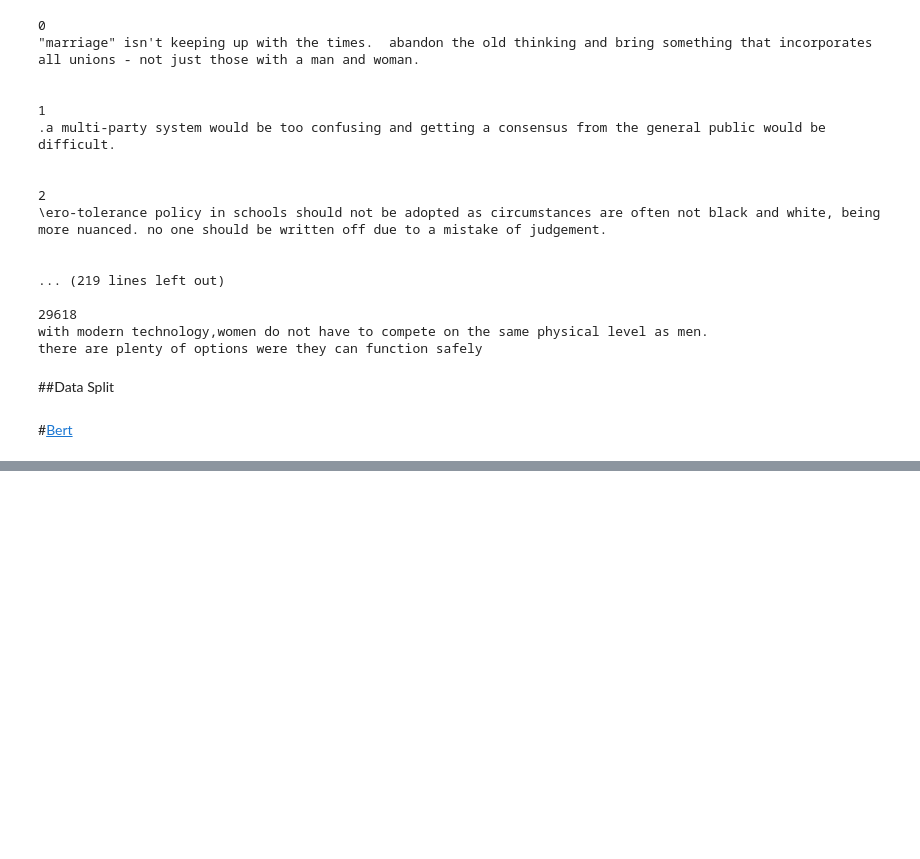
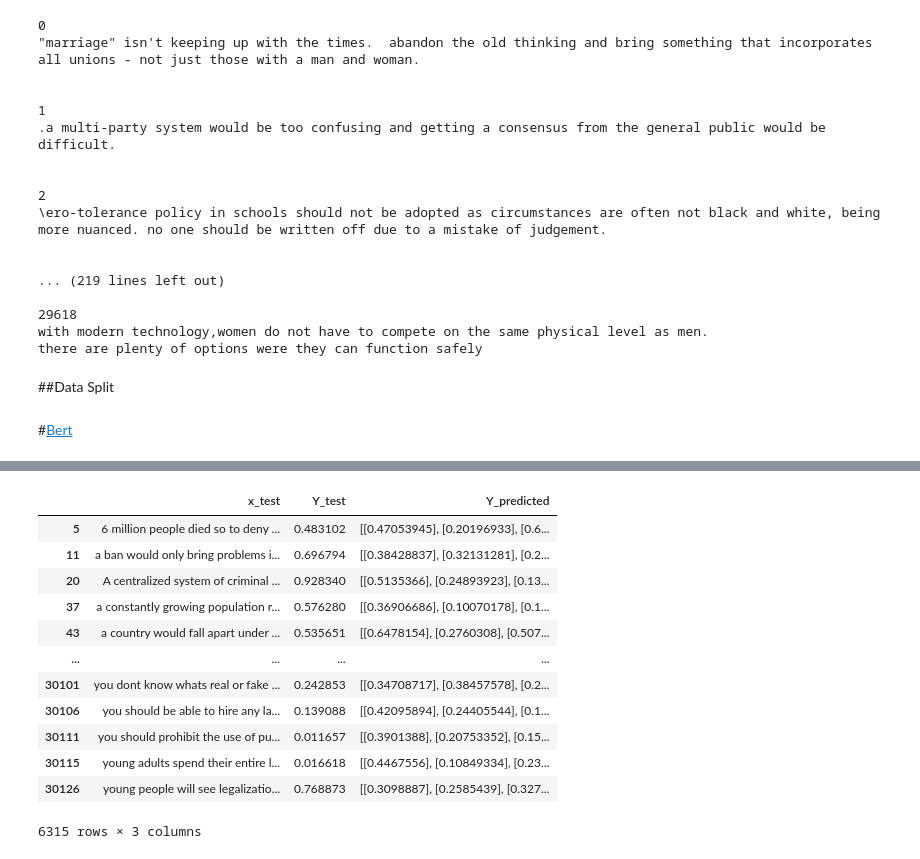
Before and after one commit to ElFosco/NLP_argument_creation, a Jupyter notebook: Predictor_scores.ipynb, the cells around one changed output, grey strips where cells are left out. Cells and saved outputs as stored; diff of their text form; code cells hidden in the pictures; blank space fills up the shorter version.

```diff
--- a/Predictor_scores.ipynb
+++ b/Predictor_scores.ipynb
@@ -302,9 +309,10 @@ def build_classifier_model():
   encoder_inputs = preprocessing_layer(text_input)
   encoder = hub.KerasLayer(tfhub_handle_encoder, trainable=True, name='BERT_encoder')
   outputs = encoder(encoder_inputs)
-  net = outputs['pooled_output']
-  net = tf.keras.layers.Dropout(0.1)(net)
-  net = tf.keras.layers.Dense(1, activation=None, name='classifier')(net)
+  #net = outputs['pooled_output']
+  net = tf.concat([outputs["encoder_outputs"][i] for i in [-1,-2,-3,-4]],axis=-1) #the problem is here
+  net = tf.keras.layers.Dense(100, activation=keras.activations.relu, name='fc')(net)
+  net = net = tf.keras.layers.Dense(1, activation=keras.activations.sigmoid, name='classifier')(net)
   return tf.keras.Model(text_input, net)
 # %%
 classifier_model = build_classifier_model()
@@ -316,7 +324,7 @@ metrics = tf.keras.metrics.MeanSquaredError()
 #metrics = tf.metrics.BinaryAccuracy()
 # %%
 epochs = 1
-steps_per_epoch = 3000 #minibatch
+steps_per_epoch = 1 #minibatch
 num_train_steps = steps_per_epoch * epochs
 num_warmup_steps = int(0.1*num_train_steps)
 
@@ -337,0 +355,24 @@ KeyboardInterrupt: ignored
+# %%
+Y_predicted = classifier_model.predict(x_test)
+# %%
+ris = pd.DataFrame(
+    {'x_test': x_test,
+     'Y_test': Y_test,
+     'Y_predicted': list(Y_predicted)
+    })
+# %%
+ris
+# %% [output]
+|  | x_test | Y_test | Y_predicted |
+| 5 | 6 million people died so to deny ... | 0.483102 | [[0.47053945], [0.20196933], [0.6... |
+| 11 | a ban would only bring problems i... | 0.696794 | [[0.38428837], [0.32131281], [0.2... |
+| 20 | A centralized system of criminal ... | 0.928340 | [[0.5135366], [0.24893923], [0.13... |
+| 37 | a constantly growing population r... | 0.576280 | [[0.36906686], [0.10070178], [0.1... |
+| 43 | a country would fall apart under ... | 0.535651 | [[0.6478154], [0.2760308], [0.507... |
+| ... | ... | ... | ... |
+| 30101 | you dont know whats real or fake ... | 0.242853 | [[0.34708717], [0.38457578], [0.2... |
+| 30106 | you should be able to hire any la... | 0.139088 | [[0.42095894], [0.24405544], [0.1... |
+| 30111 | you should prohibit the use of pu... | 0.011657 | [[0.3901388], [0.20753352], [0.15... |
+| 30115 | young adults spend their entire l... | 0.016618 | [[0.4467556], [0.10849334], [0.23... |
+| 30126 | young people will see legalizatio... | 0.768873 | [[0.3098887], [0.2585439], [0.327... |
+6315 rows × 3 columns
```
Also changed, not shown: parts of 6 cells of this notebook.
